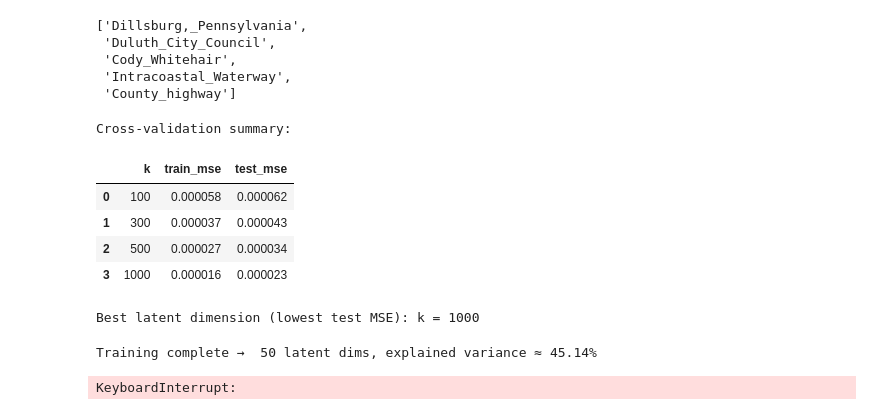
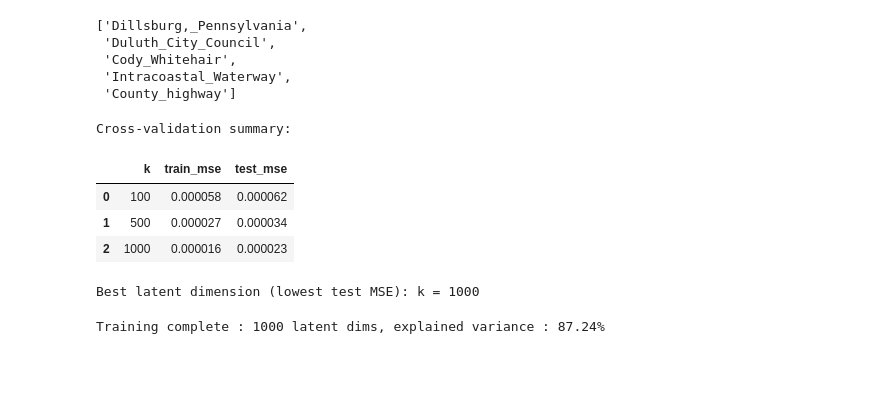
Before and after one commit to rayyyd/news_reccomender, a Jupyter notebook: ray/recommender.ipynb, the cells around one changed output. Saved outputs shown, nothing was run; the diff lists cells and outputs as text; code cells hidden in the pictures; blank space fills up the shorter version.

```diff
--- a/ray/recommender.ipynb
+++ b/ray/recommender.ipynb
@@ -15,7 +15,9 @@ from scipy.sparse import csr_matrix
 
 
 pd.set_option('display.max_columns', None)
-pd.set_option('display.max_rows', None)
+pd.set_option('display.max_rows',    None)
+pd.set_option('display.max_colwidth', None)
+pd.set_option('display.max_seq_items', None)
 # %% [markdown]
 # MIND Dataset import
 # %%
@@ -712,7 +714,7 @@ from tqdm.auto import tqdm
 # ------------------------------------------------------------------
 #  CONFIGURATION
 # ------------------------------------------------------------------
-candidate_k  = [100, 300, 500, 1000]   # latent dims to try
+candidate_k  = [100, 500, 1000]   # latent dims to try
 n_splits     = 5                                # K‑fold CV
 random_state = 42                               # reproducibility
 # ------------------------------------------------------------------
@@ -752,36 +754,35 @@ for k in tqdm(candidate_k, desc="CV n_components"):
         svd = TruncatedSVD(n_components=k, random_state=random_state)
         svd.fit(X[train_idx])
 
         # reconstruct train / test folds
         X_train_rec = svd.inverse_transform(svd.transform(X[train_idx]))
         X_test_rec  = svd.inverse_transform(svd.transform(X[test_idx]))
 
         train_mses.append(
             mean_squared_error(X[train_idx].toarray(), X_train_rec)
         )
         test_mses.append(
             mean_squared_error(X[test_idx].toarray(),  X_test_rec)
         )
 
     cv_rows.append({
         "k": k,
         "train_mse": np.mean(train_mses),
         "test_mse":  np.mean(test_mses),
     })
 
 cv_df  = pd.DataFrame(cv_rows).sort_values("k")
 best_k = cv_df.loc[cv_df["test_mse"].idxmin(), "k"]
 
 print("Cross-validation summary:")
 display(cv_df)
 print(f"Best latent dimension (lowest test MSE): k = {best_k}")
 # %% [output]
 Cross-validation summary:
 |  | k | train_mse | test_mse |
 | 0 | 100 | 0.000058 | 0.000062 |
-| 1 | 300 | 0.000037 | 0.000043 |
-| 2 | 500 | 0.000027 | 0.000034 |
-| 3 | 1000 | 0.000016 | 0.000023 |
+| 1 | 500 | 0.000027 | 0.000034 |
+| 2 | 1000 | 0.000016 | 0.000023 |
 Best latent dimension (lowest test MSE): k = 1000
 # %%
 import numpy as np
@@ -790,7 +791,7 @@ from scipy.sparse import csr_matrix
 from sklearn.decomposition import TruncatedSVD
 
 # ---------- CONFIG -------------------------------------------------
-n_components = 50          # latent dimension k
+n_components = 1000          # latent dimension k
 random_state = 42
 # -------------------------------------------------------------------
 
@@ -824,7 +825,7 @@ svd.fit(X)
 print(f"Training complete : {n_components} latent dims, "
       f"explained variance : {svd.explained_variance_ratio_.sum():.2%}")
 # %% [output]
-Training complete →  50 latent dims, explained variance ≈ 45.14%
+Training complete : 1000 latent dims, explained variance : 87.24%
 # %%
 import numpy as np
 import pandas as pd
@@ -897,7 +898,7 @@ def add_recommendations(
     out_df["diverse_topics"]     = None
 
     for uid in tqdm(user_ids, desc="Building recommendations"):
-        rec_topics, div_topics = get_user_recs(
+        div_topics, rec_topics = get_user_recs(
             uid, out_df, topic_index, topics_list, svd, N=N
         )
 
@@ -917,10 +918,8 @@ def add_recommendations(
 
 
 # full run on every user
-MIND_prediction_df = add_recommendations(MIND_user_df, topic_index, topics_list, svd, N=10)
+# MIND_prediction_df = add_recommendations(MIND_user_df, topic_index, topics_list, svd, N=10)
 
 #testing
-# small_df    = add_recommendations(MIND_user_df, topic_index, topics_list, svd,
-#                                   N=10, test_first_10=True)
+MIND_prediction_df_test    = add_recommendations(MIND_user_df, topic_index, topics_list, svd,
+                                  N=10, test_first_10=True)
-# %% [output]
-KeyboardInterrupt:
```
Also changed, not shown: parts of 6 cells of this notebook.
